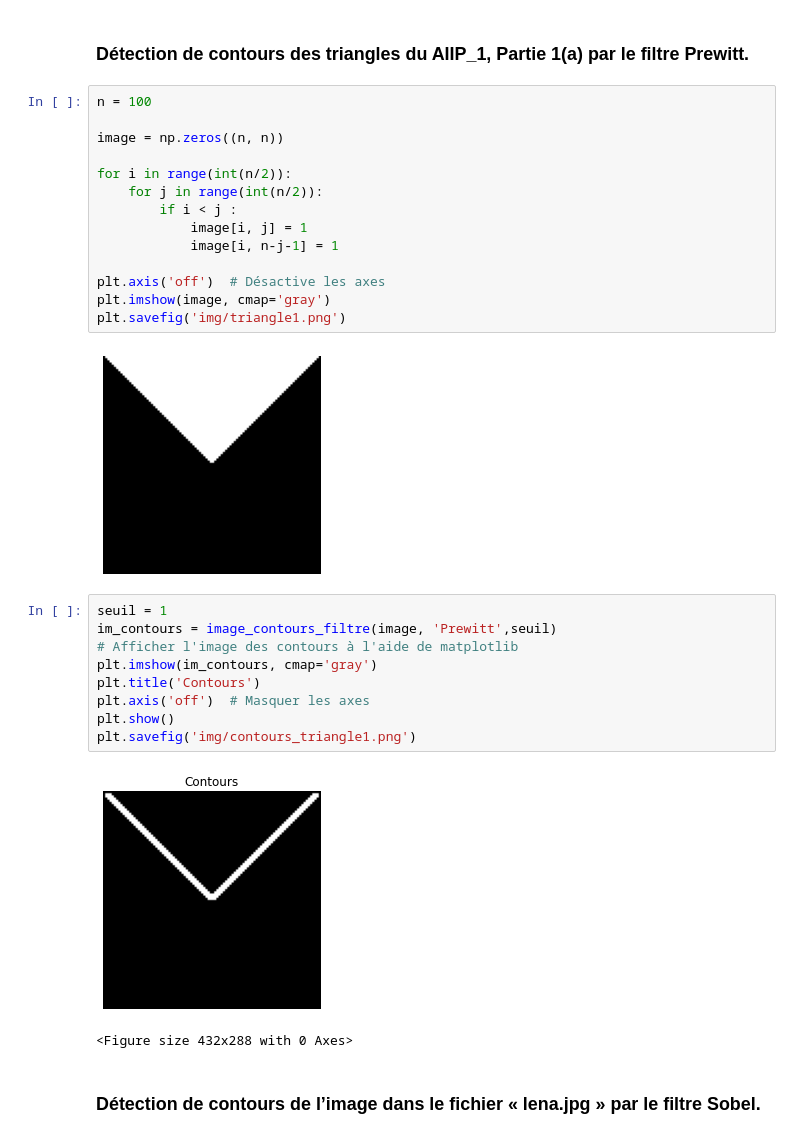
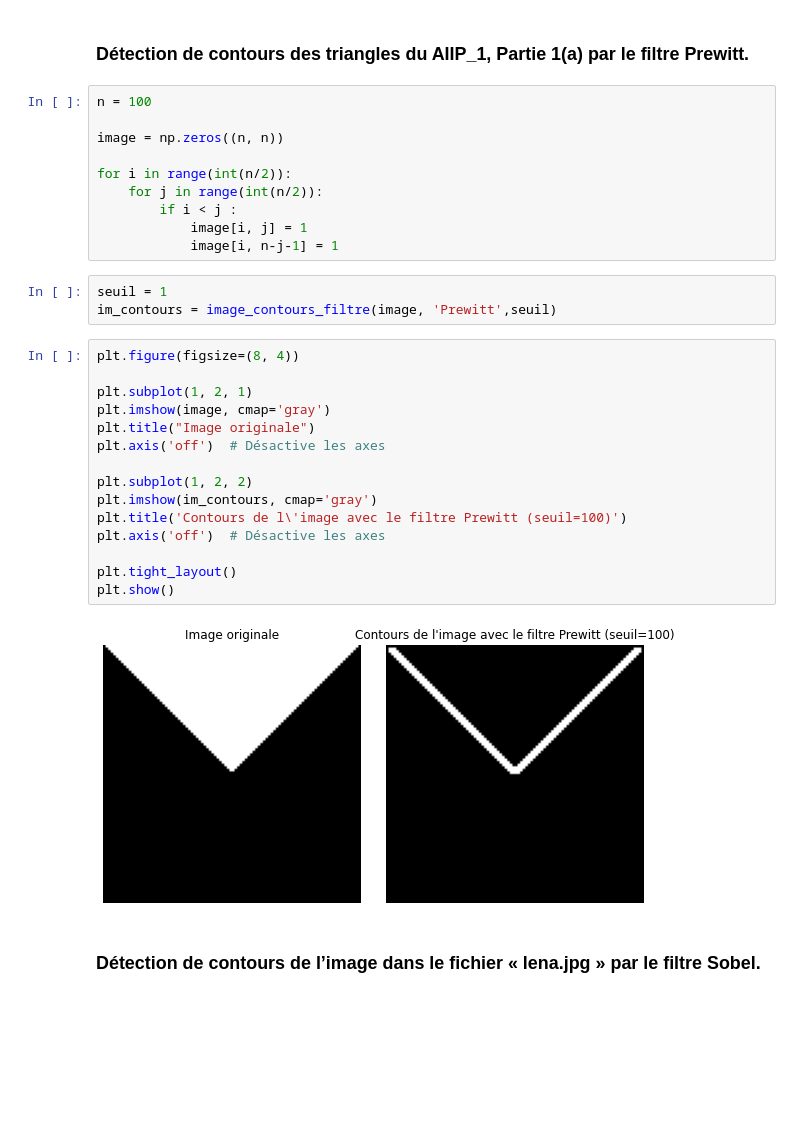
Before and after one commit to justirbs/AI_based_image_processing, a Jupyter notebook: TP2/tp2.ipynb, the cells around one changed output. Cells and saved outputs as stored; diff of their text form; blank space fills up the shorter version.

```diff
--- a/TP2/tp2.ipynb
+++ b/TP2/tp2.ipynb
@@ -58,24 +58,26 @@ for i in range(int(n/2)):
         if i < j :
             image[i, j] = 1
             image[i, n-j-1] = 1
-
-plt.axis('off')  # Désactive les axes
-plt.imshow(image, cmap='gray')
-plt.savefig('img/triangle1.png')
-# %% [output]
-[figure, removed]
-# %%
-seuil = 1
-im_contours = image_contours_filtre(image, 'Prewitt',seuil)
-# Afficher l'image des contours à l'aide de matplotlib
-plt.imshow(im_contours, cmap='gray')
-plt.title('Contours')
-plt.axis('off')  # Masquer les axes
-plt.show()
-plt.savefig('img/contours_triangle1.png')
-# %% [output]
-[figure, removed]
-<Figure size 432x288 with 0 Axes>
+# %%
+seuil = 1
+im_contours = image_contours_filtre(image, 'Prewitt',seuil)
+# %%
+plt.figure(figsize=(8, 4))
+
+plt.subplot(1, 2, 1)
+plt.imshow(image, cmap='gray')
+plt.title("Image originale")
+plt.axis('off')  # Désactive les axes
+
+plt.subplot(1, 2, 2)
+plt.imshow(im_contours, cmap='gray')
+plt.title('Contours de l\'image avec le filtre Prewitt (seuil=100)')
+plt.axis('off')  # Désactive les axes
+
+plt.tight_layout()
+plt.show()
+# %% [output]
+[figure, added]
 # %% [markdown]
 ### Détection de contours de l’image dans le fichier « lena.jpg » par le filtre Sobel.
 # %%
```
Also changed, not shown: parts of 11 cells of this notebook, 7 other files.
